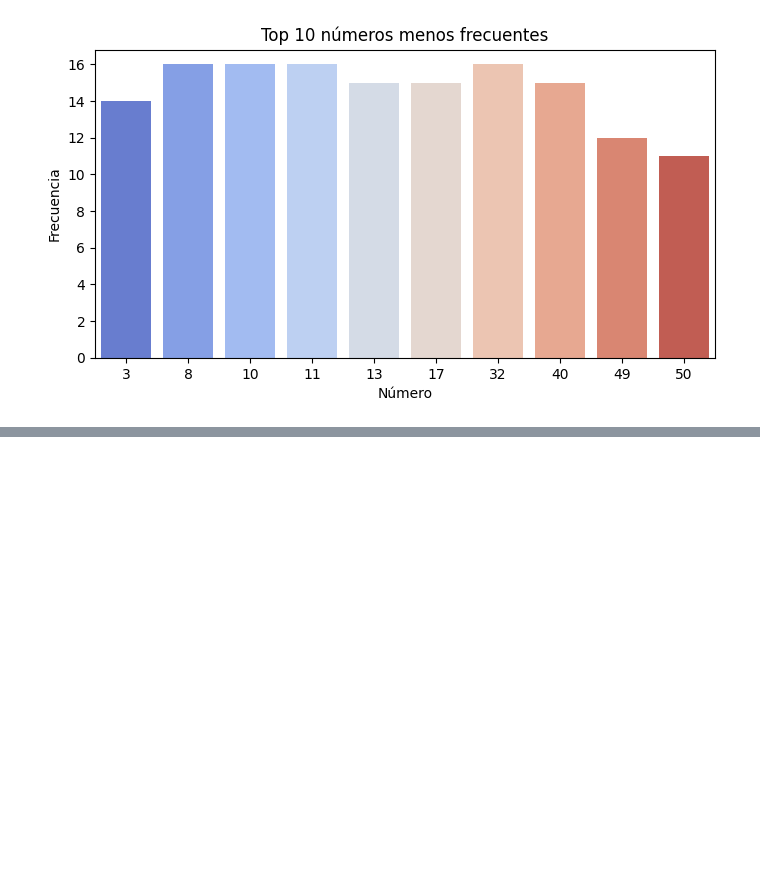
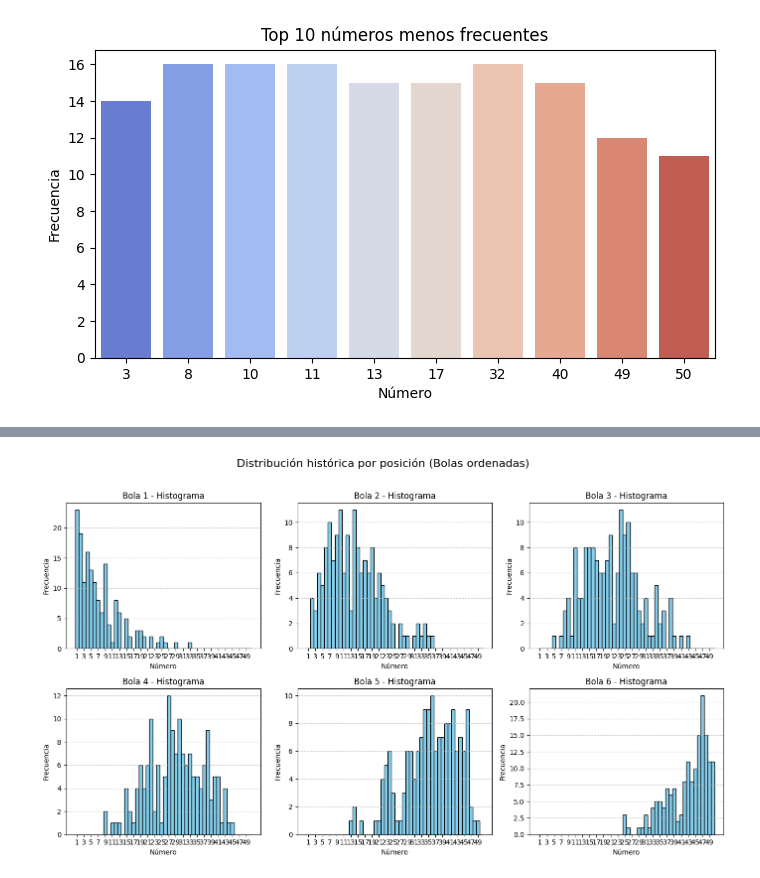
Before and after one commit to EmadScience31416/tinka-luck-model, a Jupyter notebook: Analysis/tinka_analysis.ipynb, the cells around one changed output, grey strips where cells are left out. Drawn from its saved outputs; the diff is of its cells as text; code cells hidden in the pictures; blank space fills up the shorter version.

```diff
--- a/Analysis/tinka_analysis.ipynb
+++ b/Analysis/tinka_analysis.ipynb
@@ -410,0 +614,45 @@ Passing `palette` without assigning `hue` is deprecated and will be removed in v
+# %%
+import pandas as pd
+import matplotlib.pyplot as plt
+
+def plot_histograms_per_position(df_tinka):
+    """
+    Muestra histogramas independientes para cada bola por posición.
+
+    Parámetros:
+        df_tinka (pd.DataFrame): DataFrame con columnas ['fecha', 'bola', 'valor'].
+
+    Retorna:
+        dict: Lista de valores por posición.
+    """
+    # Filtrar solo bolas principales (B1 a B6)
+    df_main = df_tinka[df_tinka['bola'].str.startswith('B') & (df_tinka['bola'] != 'Boliyapa')]
+
+    # Agrupar por fecha y ordenar cada sorteo
+    draws_sorted = df_main.groupby('fecha')['valor'].apply(lambda x: sorted(x)).reset_index()
+
+    ball_positions = {f"Bola {i+1}": [] for i in range(6)}
+
+    # Llenar listas de cada posición
+    for _, row in draws_sorted.iterrows():
+        for i, val in enumerate(row['valor']):
+            ball_positions[f"Bola {i+1}"].append(val)
+
+    # Graficar histogramas
+    plt.figure(figsize=(14, 8))
+    for i, (ball_name, values) in enumerate(ball_positions.items(), start=1):
+        plt.subplot(2, 3, i)
+        plt.hist(values, bins=range(1, 52), color='skyblue', edgecolor='black', align='left')
+        plt.title(f"{ball_name} - Histograma")
+        plt.xlabel("Número")
+        plt.ylabel("Frecuencia")
+        plt.xticks(range(1, 51, 2))  # Números del 1 al 50 cada 2 para que no se amontonen
+        plt.grid(axis='y', linestyle='--', alpha=0.7)
+
+    plt.suptitle("Distribución histórica por posición (Bolas ordenadas)", fontsize=16, y=1.02)
+    plt.tight_layout()
+    plt.show()
+
+plot_histograms_per_position(df_tinka)
+# %% [output]
+[figure, added]
```
Also changed, not shown: parts of 4 cells of this notebook, 1 other file.
